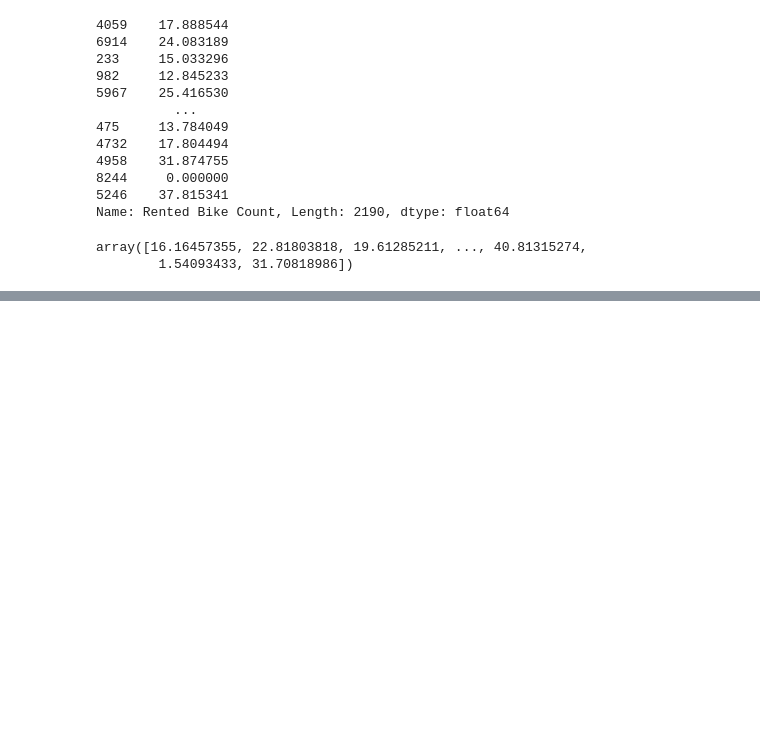
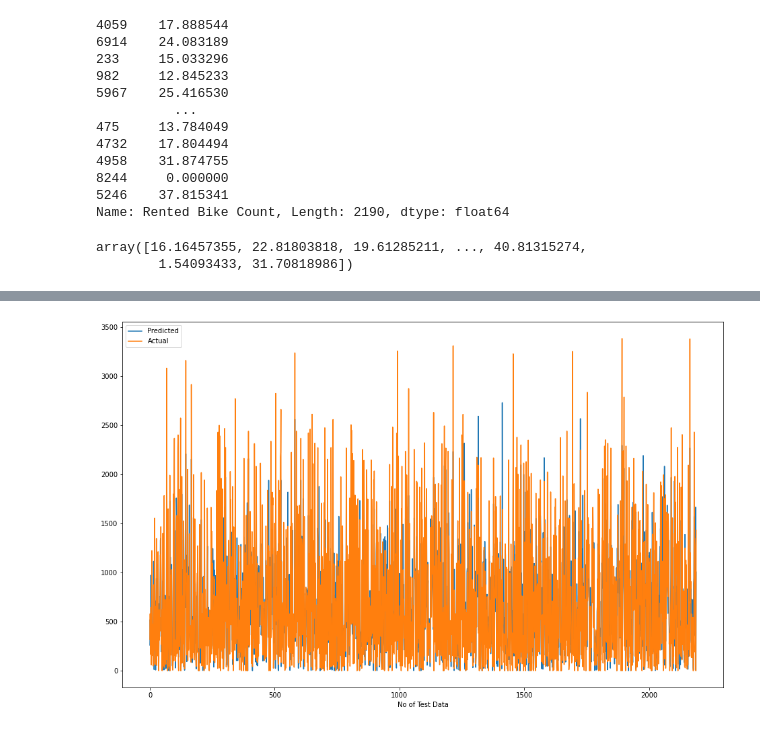
Before and after one commit to ShubhKjoshi/Bike_sharing_demand_prediction_Capstone-_project_Regression, a Jupyter notebook: Bike_Sharing_Demand_Prediction_Capstone_Project.ipynb, the cells around one changed output, grey strips where cells are left out. Drawn from its saved outputs; the diff is of its cells as text; code cells hidden in the pictures; blank space fills up the shorter version.

```diff
--- a/Bike_Sharing_Demand_Prediction_Capstone_Project.ipynb
+++ b/Bike_Sharing_Demand_Prediction_Capstone_Project.ipynb
@@ -642,0 +729,10 @@ array([16.16457355, 22.81803818, 19.61285211, ..., 40.81315274,
+# %%
+# Plotting The actual vs Predicted graph
+plt.figure(figsize=(16,10))
+plt.plot((y_pred_test)**2)
+plt.plot(np.array((y_test)**2))
+plt.legend(["Predicted","Actual"])
+plt.xlabel('No of Test Data')
+plt.show()
+# %% [output]
+[figure, added]
```
Also changed, not shown: parts of 120 cells of this notebook.
